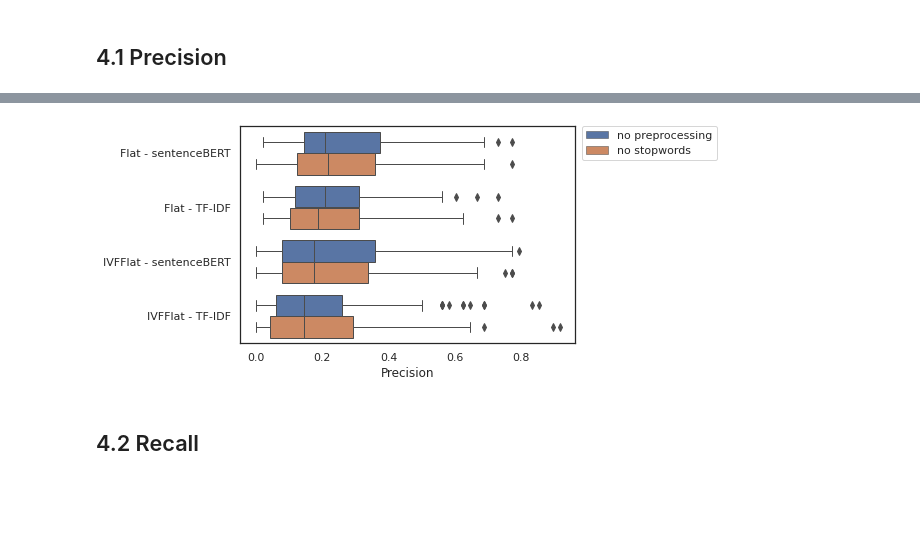
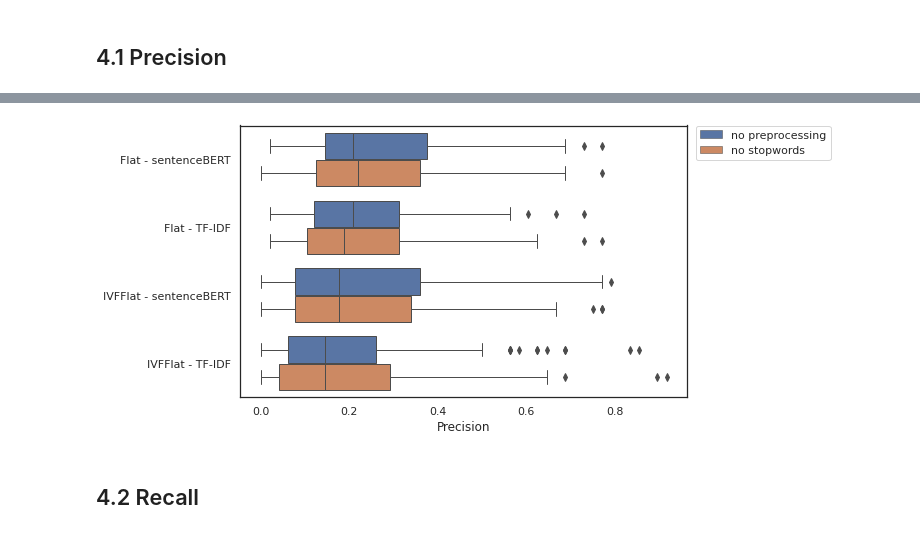
Before and after one commit to jcfneto/search-engine, a Jupyter notebook: notebooks/search_engine.ipynb, the cells around one changed output, grey strips where cells are left out. Drawn from its saved outputs; the diff is of its cells as text; code cells hidden in the pictures; blank space fills up the shorter version.

```diff
--- a/notebooks/search_engine.ipynb
+++ b/notebooks/search_engine.ipynb
@@ -283,12 +306,12 @@ p_results = pd.concat([p_results, p_results_wo_sw]).reset_index(drop=True)
 # %%
 # plotting the results
-plt.figure(figsize=(6, 4))
+plt.figure(figsize=(8, 5))
 sns.boxplot(y='variable', x='value', orient='h', hue='Preprocessing', linewidth=1, data=p_results)
 plt.legend(bbox_to_anchor=(1.02, 1), loc='upper left', borderaxespad=0)
 plt.xlabel('Precision'), plt.ylabel('')
 plt.show()
 # %% [output]
-[figure, old version]
+[figure, new version]
 # %% [markdown]
 ## 4.2 Recall
 # %%
```
Also changed, not shown: parts of 14 cells of this notebook, 2 other files.
